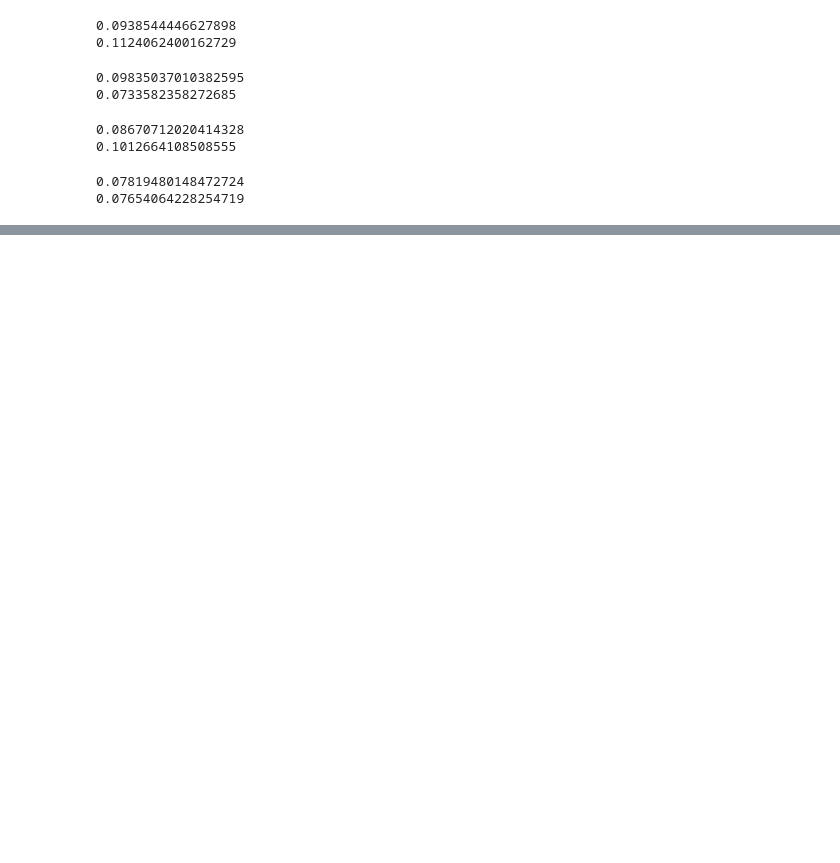
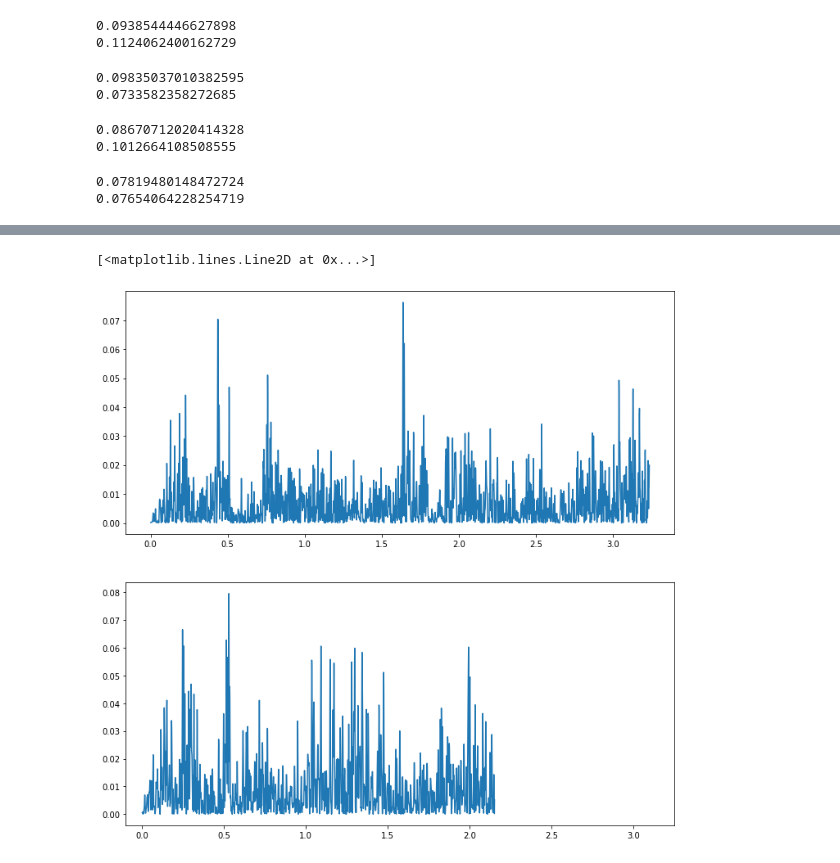
Before and after one commit to kishkash555/biu, a Jupyter notebook: Dissertation3/return-based-correlation-analysis.ipynb, the cells around one changed output, grey strips where cells are left out. Cells and saved outputs as stored; diff of their text form; code cells hidden in the pictures; blank space fills up the shorter version.

Commit message:
notebooks verifying the new methodology based on loess and lomb-scargle

```diff
--- a/Dissertation3/return-based-correlation-analysis.ipynb
+++ b/Dissertation3/return-based-correlation-analysis.ipynb
@@ -181,0 +177,16 @@ b145.data_time.iloc[-1], len(b145.index)
+# %%
+p144 = df.query('session_type=="interaction" & participant_id==144').iloc[2:-1,:]
+p145 = df.query('session_type=="interaction" & participant_id==145').iloc[2:-1,:]
+
+f144, p144 = LombScargle(p144.data_time.astype(float), p144.dtd_return.astype(float)).autopower()
+f145, p145 = LombScargle(p145.data_time.astype(float), p145.dtd_return.astype(float)).autopower()
+plt.figure(figsize=(12,12))
+
+plt.subplot(2,1,1)
+plt.plot(f144, p144)
+ax = plt.subplot(2,1,2)
+ax.set(xlim=(-0.1,3.25))
+plt.plot(f145, p145)
+# %% [output]
+[<matplotlib.lines.Line2D at 0x...>]
+[figure, added]
```
Also changed, not shown: parts of 18 cells of this notebook, 2 other files.
